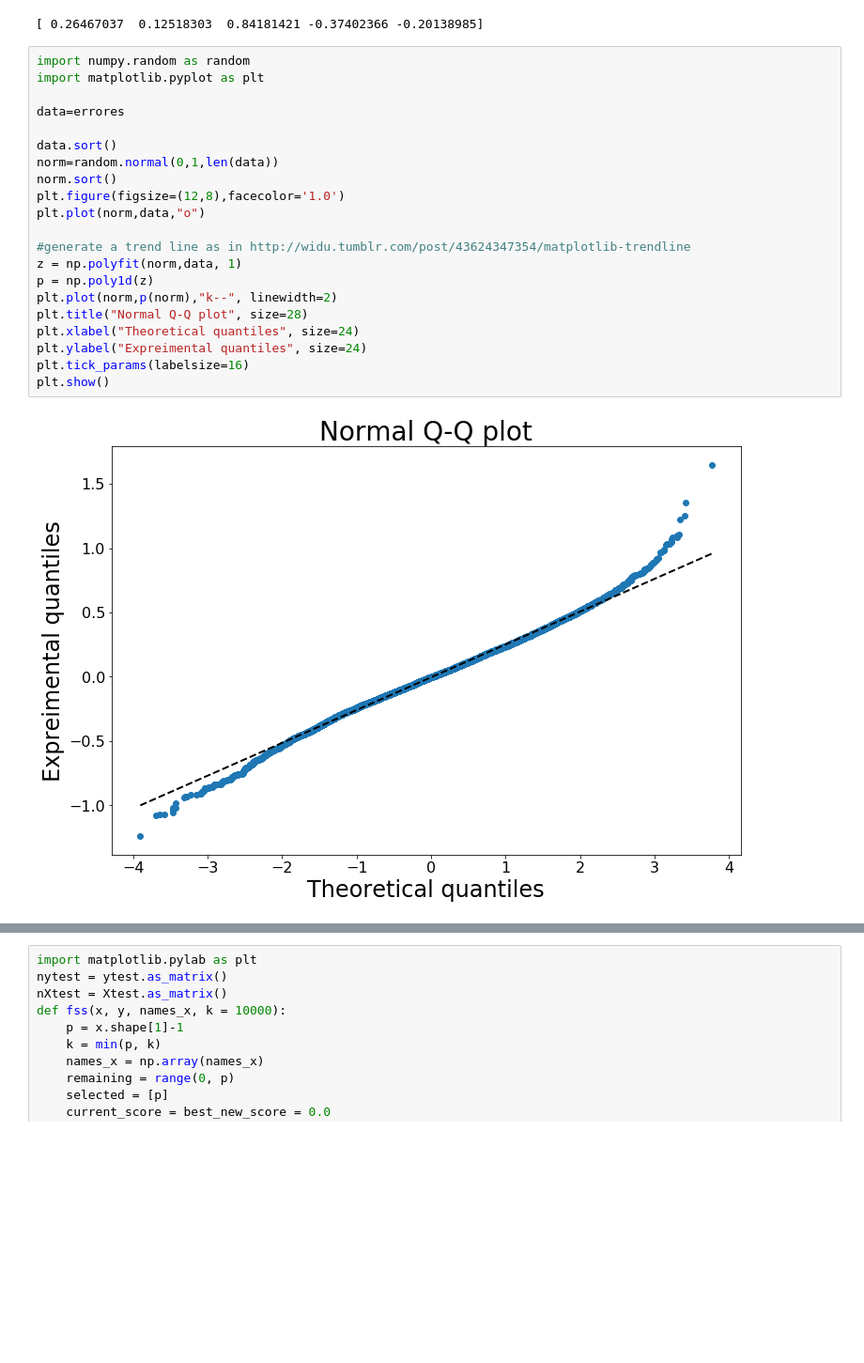
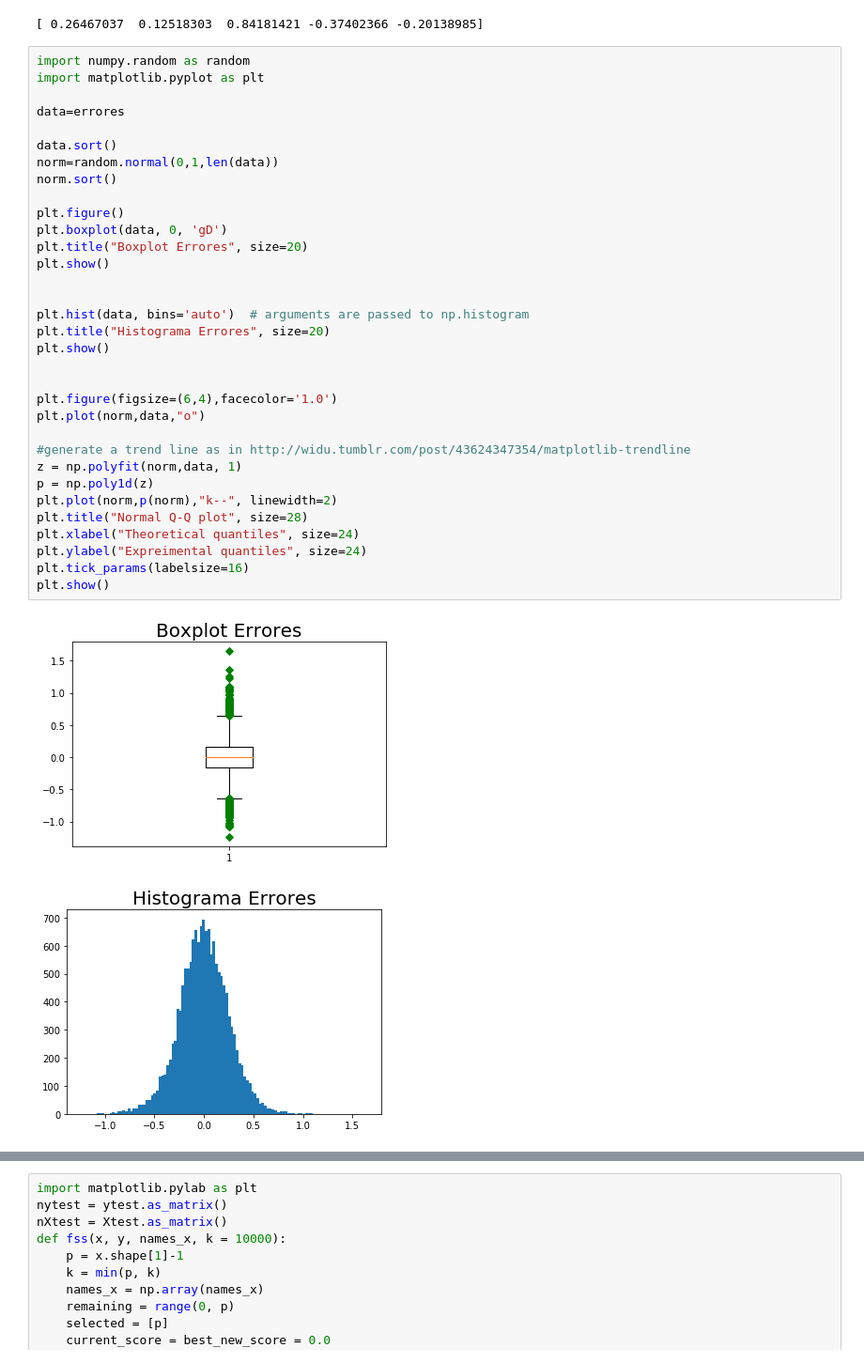
Before and after one commit to AlfredoAlfi/MachineLearning1, a Jupyter notebook: Tarea1_Machine_Learning.ipynb, the cells around one changed output, grey strips where cells are left out. Shown: that part at 94% size. Cells and saved outputs as stored; diff of their text form; blank space fills up the shorter version.

```diff
--- a/Tarea1_Machine_Learning.ipynb
+++ b/Tarea1_Machine_Learning.ipynb
@@ -330,23 +349,36 @@ print(errores[:5])
 # %%
 import numpy.random as random
 import matplotlib.pyplot as plt
 
 data=errores
 
 data.sort()
 norm=random.normal(0,1,len(data))
 norm.sort()
-plt.figure(figsize=(12,8),facecolor='1.0')
+
+plt.figure()
+plt.boxplot(data, 0, 'gD')
+plt.title("Boxplot Errores", size=20)
+plt.show()
+
+
+plt.hist(data, bins='auto')  # arguments are passed to np.histogram
+plt.title("Histograma Errores", size=20)
+plt.show()
+
+
+plt.figure(figsize=(6,4),facecolor='1.0')
 plt.plot(norm,data,"o")
 
 #generate a trend line as in http://widu.tumblr.com/post/43624347354/matplotlib-trendline
 z = np.polyfit(norm,data, 1)
 p = np.poly1d(z)
 plt.plot(norm,p(norm),"k--", linewidth=2)
 plt.title("Normal Q-Q plot", size=28)
 plt.xlabel("Theoretical quantiles", size=24)
 plt.ylabel("Expreimental quantiles", size=24)
 plt.tick_params(labelsize=16)
 plt.show()
 # %% [output]
-[figure, old version]
+[figure, new version]
+[figure, added]
```
Also changed, not shown: parts of 26 cells of this notebook.
